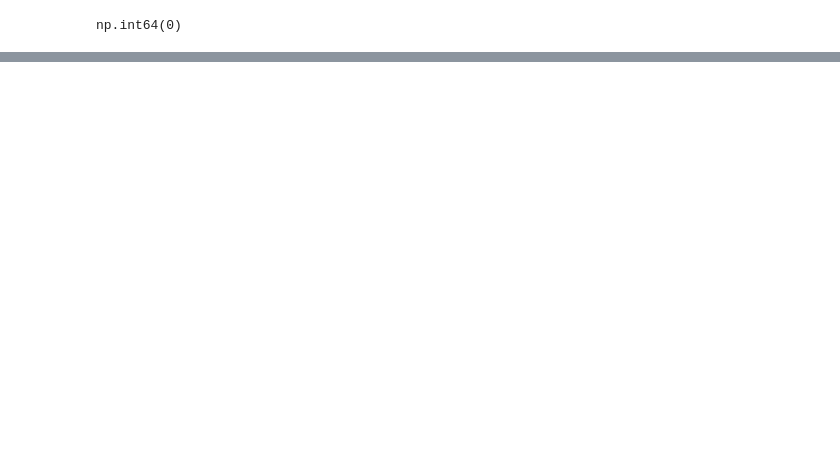
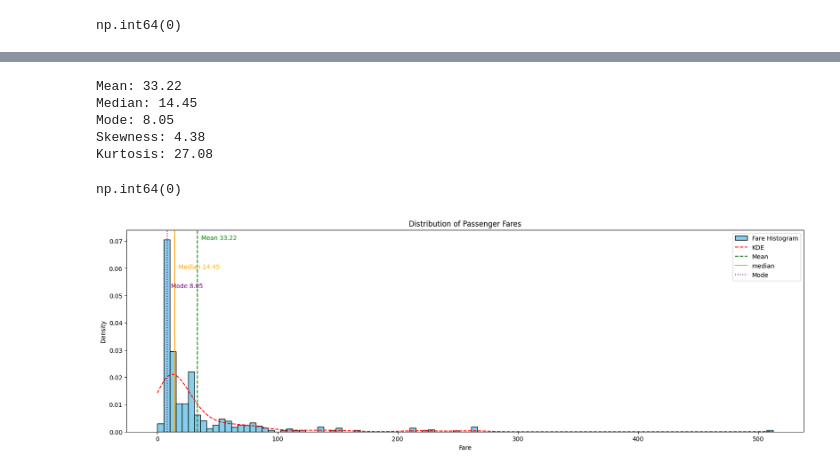
Before and after one commit to jordan5039/Titanic, a Jupyter notebook: notebooks/titanic_analysis.ipynb, the cells around one changed output, grey strips where cells are left out. Drawn from its saved outputs; the diff is of its cells as text; code cells hidden in the pictures; blank space fills up the shorter version.

```diff
--- a/notebooks/titanic_analysis.ipynb
+++ b/notebooks/titanic_analysis.ipynb
@@ -337,0 +396,49 @@ plt.show()
+# %%
+fare_mean = round(df['Fare'].mean(),2)
+fare_median = round(df['Fare'].median(),2)
+fare_mode = round(df['Fare'].mode()[0],2)
+fare_skew = round(df['Fare'].skew(),2)
+fare_kurt = round(df['Fare'].kurt(),2)
+
+print(f"Mean: {fare_mean}")
+print(f"Median: {fare_median}")
+print(f"Mode: {fare_mode}")
+print(f"Skewness: {fare_skew}")
+print(f"Kurtosis: {fare_kurt}")
+# %% [output]
+Mean: 33.22
+Median: 14.45
+Mode: 8.05
+Skewness: 4.38
+Kurtosis: 27.08
+# %%
+df['Fare'].isna().sum()
+# %% [output]
+np.int64(0)
+# %%
+fig, ax = plt.subplots(figsize=(20,6))
+
+ax.hist(x=df['Fare'], bins=100, edgecolor='black', color='skyblue', density=True, label='Fare Histogram')
+
+kde = gaussian_kde(df['Fare'])
+x_vals = np.linspace(min(df['Fare']), max(df['Fare']), 1000)
+ax.plot(x_vals, kde(x_vals), color='red', linestyle='--', label='KDE')
+
+y_height = ax.get_ylim()[1] * .95
+ax.axvline(fare_mean, color='green', linestyle='--', label='Mean')
+ax.text(fare_mean, y_height, f'  Mean {fare_mean}', color='green', ha='left')
+
+ax.axvline(fare_median, color='orange', linestyle='-', label='median')
+ax.text(fare_median, y_height * .85, f'  Median {fare_median}', color='orange', ha='left')
+
+ax.axvline(fare_mode, color='purple', linestyle=':', label='Mode')
+ax.text(fare_mode, y_height * .75, f'  Mode {fare_mode}', color='Purple', ha='left')
+
+plt.title('Distribution of Passenger Fares')
+plt.xlabel('Fare')
+plt.ylabel('Density')
+
+plt.legend()
+plt.show()
+# %% [output]
+[figure, added]
```
Also changed, not shown: parts of 30 cells of this notebook.
